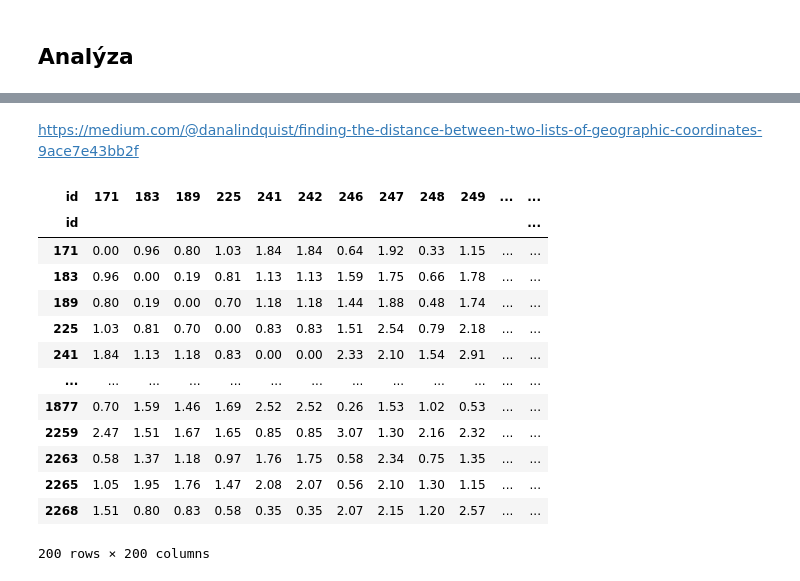
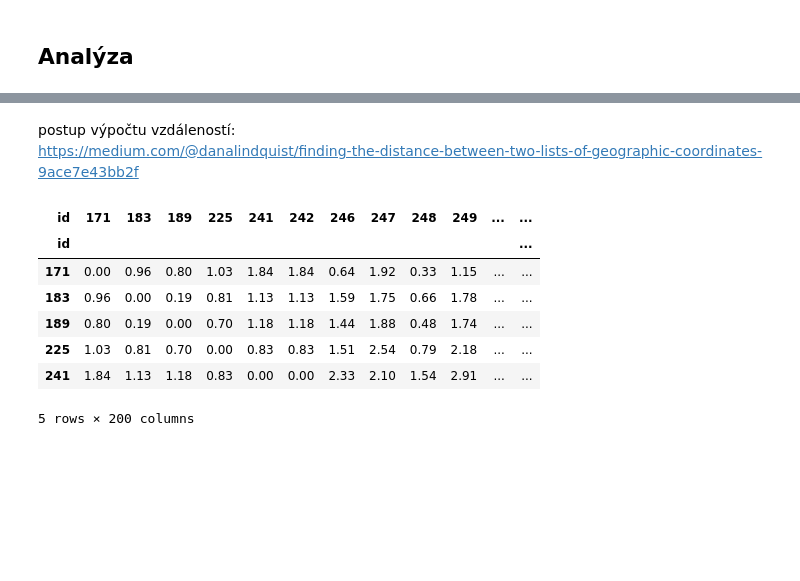
Before and after one commit to 9berny9/bikes, a Jupyter notebook: bikes_process.ipynb, the cells around one changed output, grey strips where cells are left out. Cells and saved outputs as stored; diff of their text form; code cells hidden in the pictures; blank space fills up the shorter version.

```diff
--- a/bikes_process.ipynb
+++ b/bikes_process.ipynb
@@ -39,0 +87,3 @@ Výstupem analýzy bude ideálně jupyter notebook nebo colab notebook uložený
+# %%
+# nahradit řádky NaN za 0
+df_s["start_frequency"] = df_s.start_frequency.fillna(0)
@@ -49,30 +129,31 @@ df = df.sort_values(by="id")
+# %%
+# kopie dataframu pro výpočet vzdáleností seřazená podle id
+df_s2 = df_s.copy().sort_values(by="id")
 # %% [markdown]
+postup výpočtu vzdáleností:
 https://medium.com/@danalindquist/finding-the-distance-between-two-lists-of-geographic-coordinates-9ace7e43bb2f
 # %%
 # převedení na radiány
-df['lat'] = np.radians(df['lat'])
-df['lon'] = np.radians(df['lon'])
+df_s2['lat'] = np.radians(df_s2['lat'])
+df_s2['lon'] = np.radians(df_s2['lon'])
 # %%
 # vytvoření matice pomocí knihovny
 dist = DistanceMetric.get_metric('haversine')
 # %%
 # radius země v km
 earth_radius = 6373
-distance = pd.DataFrame(dist.pairwise((df[['lat','lon']]) * earth_radius).round(2),  columns=df.id, index=df.id)
+# matice s výpočtem vzdálenosti mezi stanicemi v km
+distance = pd.DataFrame(dist.pairwise(
+    (df_s2[['lat','lon']]) * earth_radius).round(2),
+      columns=df_s2.id, index=df_s2.id)
 # %%
-distance
+distance.head()
 # %% [output]
 | id | 171 | 183 | 189 | 225 | 241 | 242 | 246 | 247 | 248 | 249 | ... | ... |
 | id |  |  |  |  |  |  |  |  |  |  |  | ... |
 | 171 | 0.00 | 0.96 | 0.80 | 1.03 | 1.84 | 1.84 | 0.64 | 1.92 | 0.33 | 1.15 | ... | ... |
 | 183 | 0.96 | 0.00 | 0.19 | 0.81 | 1.13 | 1.13 | 1.59 | 1.75 | 0.66 | 1.78 | ... | ... |
 | 189 | 0.80 | 0.19 | 0.00 | 0.70 | 1.18 | 1.18 | 1.44 | 1.88 | 0.48 | 1.74 | ... | ... |
 | 225 | 1.03 | 0.81 | 0.70 | 0.00 | 0.83 | 0.83 | 1.51 | 2.54 | 0.79 | 2.18 | ... | ... |
 | 241 | 1.84 | 1.13 | 1.18 | 0.83 | 0.00 | 0.00 | 2.33 | 2.10 | 1.54 | 2.91 | ... | ... |
-| ... | ... | ... | ... | ... | ... | ... | ... | ... | ... | ... | ... | ... |
-| 1877 | 0.70 | 1.59 | 1.46 | 1.69 | 2.52 | 2.52 | 0.26 | 1.53 | 1.02 | 0.53 | ... | ... |
-| 2259 | 2.47 | 1.51 | 1.67 | 1.65 | 0.85 | 0.85 | 3.07 | 1.30 | 2.16 | 2.32 | ... | ... |
-| 2263 | 0.58 | 1.37 | 1.18 | 0.97 | 1.76 | 1.75 | 0.58 | 2.34 | 0.75 | 1.35 | ... | ... |
-| 2265 | 1.05 | 1.95 | 1.76 | 1.47 | 2.08 | 2.07 | 0.56 | 2.10 | 1.30 | 1.15 | ... | ... |
-| 2268 | 1.51 | 0.80 | 0.83 | 0.58 | 0.35 | 0.35 | 2.07 | 2.15 | 1.20 | 2.57 | ... | ... |
-200 rows × 200 columns
+5 rows × 200 columns
```
Also changed, not shown: parts of 20 cells of this notebook.
